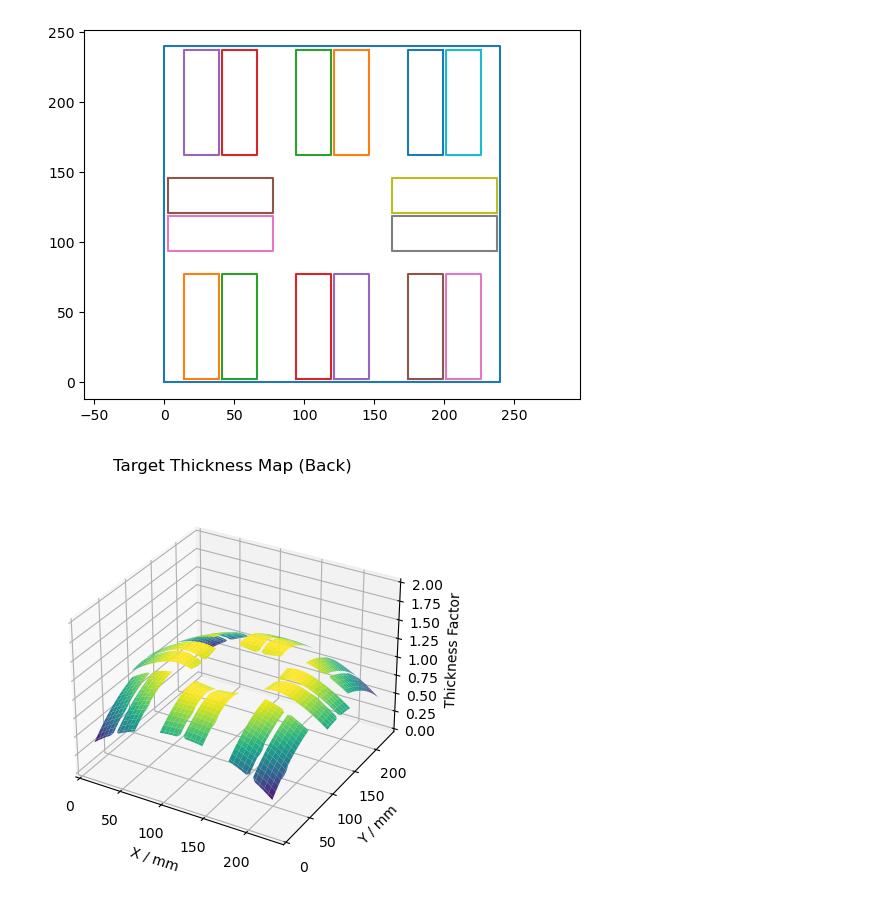
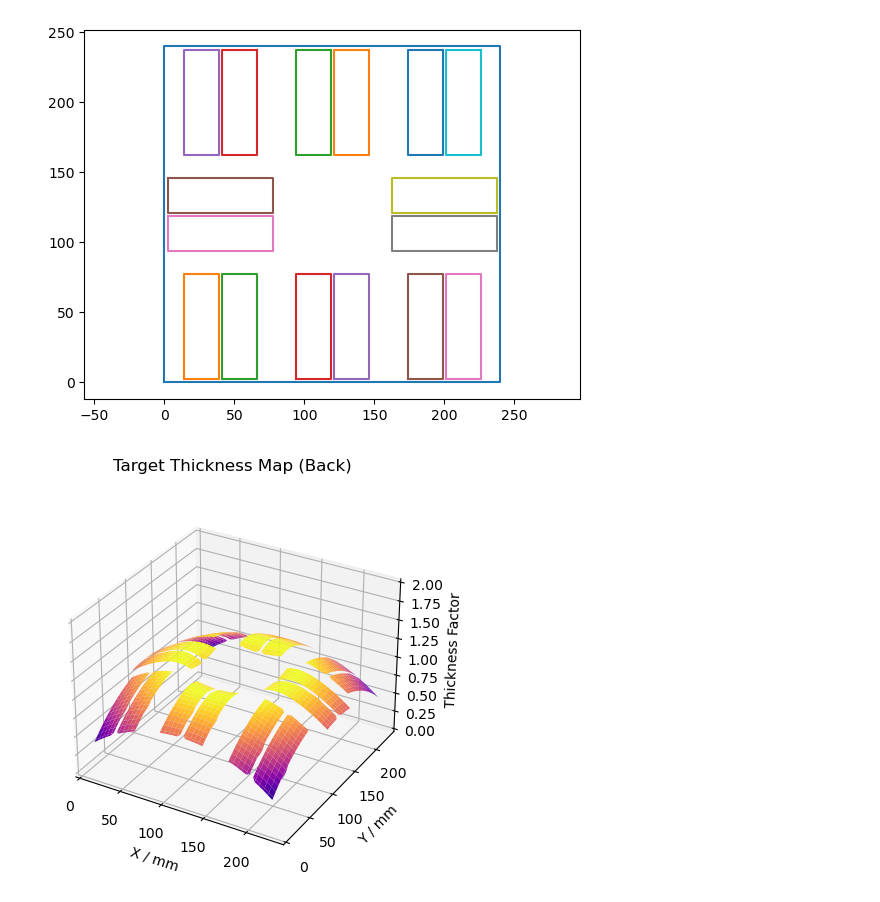
Before and after one commit to ryanlleung/TapeTargetry, a Jupyter notebook: tapeman.ipynb, the cells around one changed output. Drawn from its saved outputs; the diff is of its cells as text; code cells hidden in the pictures.

```diff
--- a/tapeman.ipynb
+++ b/tapeman.ipynb
@@ -409,21 +484,21 @@ zz_s = np.ma.masked_where(mask == 0, zz_s)
 # %%
 # Create the figure and Axes3D subplot
 fig = plt.figure()
 ax = plt.axes(projection='3d')
 
 # Plot the data points
-ax.plot_surface(xx_s, yy_s, zz_s, cmap='viridis', edgecolor='none')
+ax.plot_surface(xx_s, yy_s, zz_s, cmap='plasma', edgecolor='none')
 
 # Customize the plot
 ax.set_xlabel('X / mm')
 ax.set_ylabel('Y / mm')
 ax.set_zlabel('Thickness Factor')
 ax.set_xlim(0, PLATE_X)
 ax.set_ylim(0, PLATE_Y)
 ax.set_zlim(0, 2)
 ax.set_title('Target Thickness Map (Back)', pad=20)
 
 # Display the plot
 plt.show()
 # %% [output]
-[figure, old version]
+[figure, new version]
```
Also changed, not shown: parts of 6 cells of this notebook, 2 other files.
